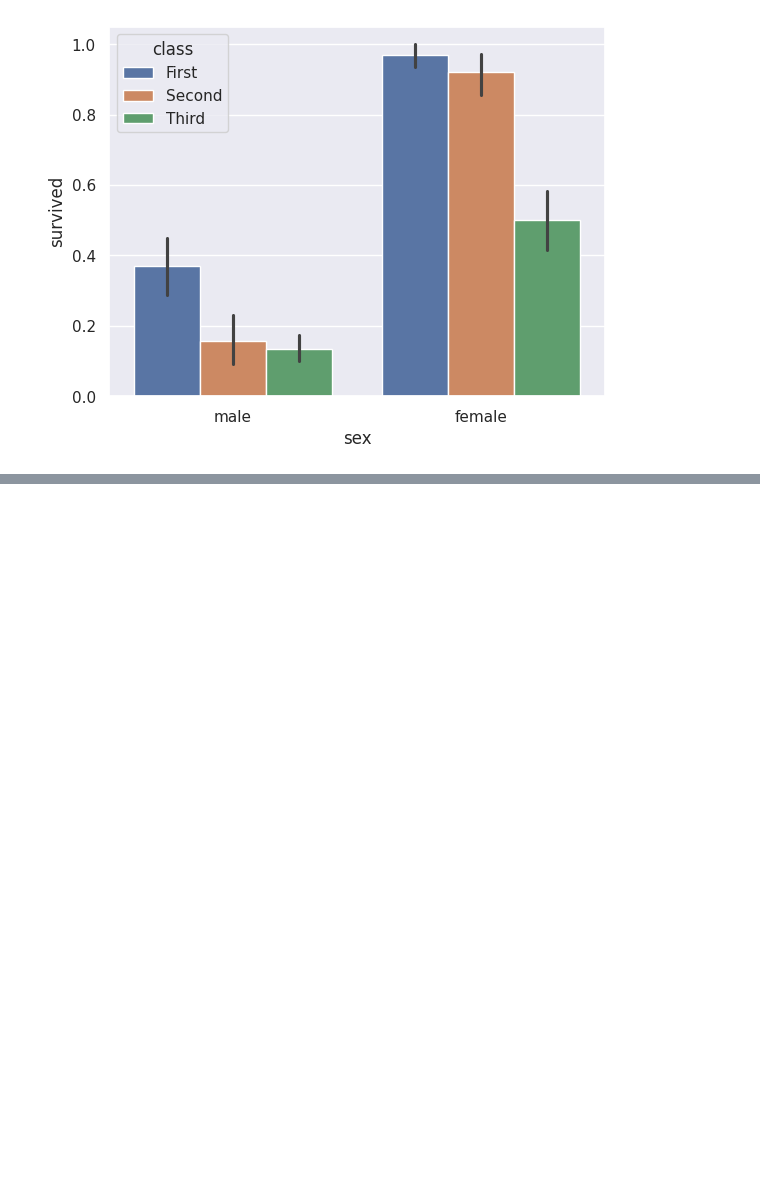
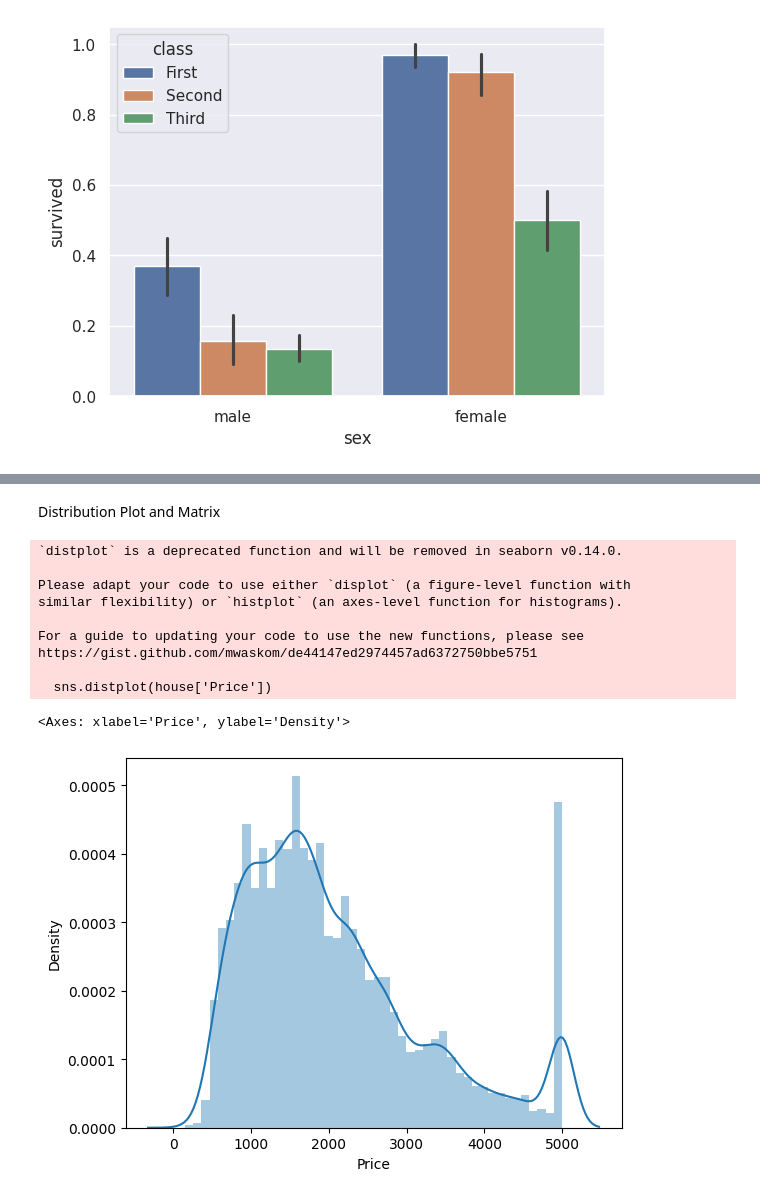
Before and after one commit to haneefSaeed/Machine-Learning, a Jupyter notebook: Data_Visualizing_SeaBorn_library_ML_Python.ipynb, the cells around one changed output, grey strips where cells are left out. Cells and saved outputs as stored; diff of their text form; code cells hidden in the pictures; blank space fills up the shorter version.

Commit message:
seaborn library machine learning heatmap added

```diff
--- a/Data_Visualizing_SeaBorn_library_ML_Python.ipynb
+++ b/Data_Visualizing_SeaBorn_library_ML_Python.ipynb
@@ -83,3 +83,9 @@ sns.barplot(x='sex', y='survived', hue='class', data=titanic)
 ## house price dataset
 
 from sklearn.datasets import fetch_california_housing
+# %%
+load_house  = fetch_california_housing()
+
+house = pd.DataFrame(load_house.data, columns=load_house.feature_names)
+house['Price'] = load_house.target*1000
+house.head()
@@ -85,0 +99,16 @@ from sklearn.datasets import fetch_california_housing
+# %% [markdown]
+Distribution Plot and Matrix
+# %%
+sns.distplot(house['Price'])
+# %% [output]
+`distplot` is a deprecated function and will be removed in seaborn v0.14.0.
+
+Please adapt your code to use either `displot` (a figure-level function with
+similar flexibility) or `histplot` (an axes-level function for histograms).
+
+For a guide to updating your code to use the new functions, please see
+https://gist.github.com/mwaskom/de44147ed2974457ad6372750bbe5751
+
+  sns.distplot(house['Price'])
+<Axes: xlabel='Price', ylabel='Density'>
+[figure, added]
```
Also changed, not shown: parts of 3 cells of this notebook.
